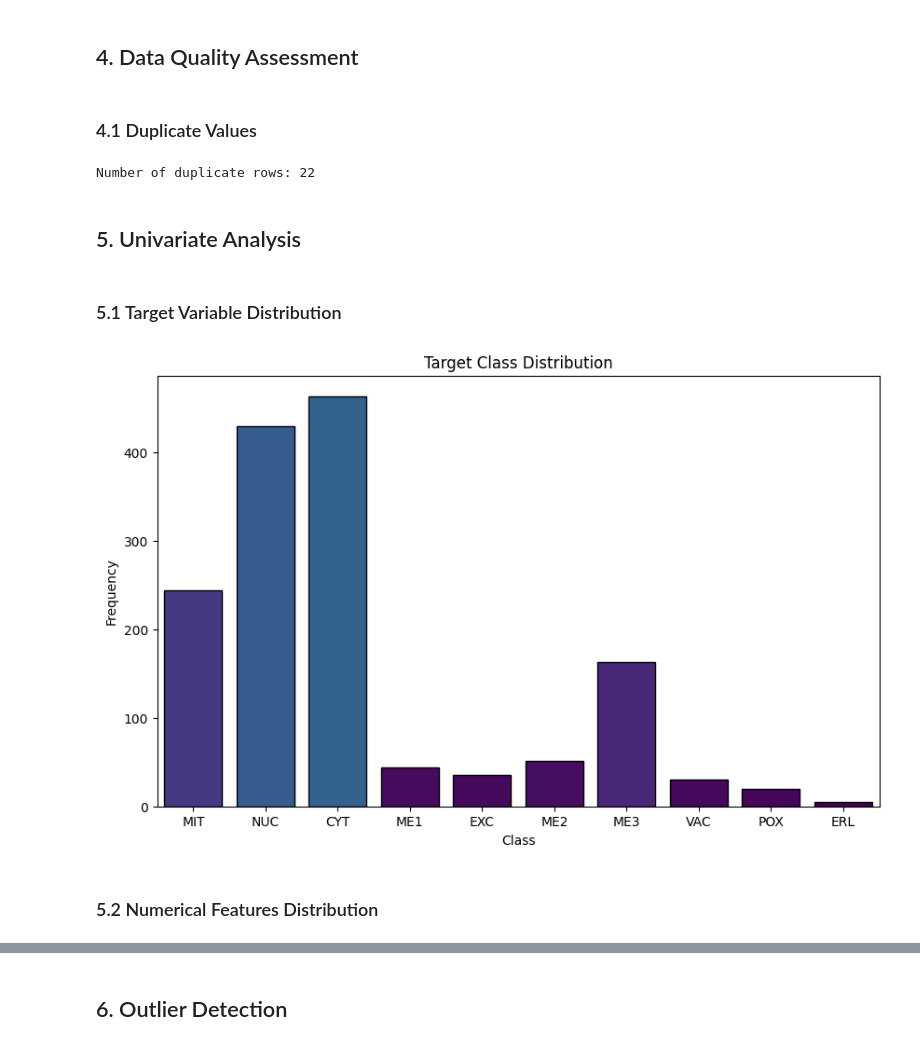
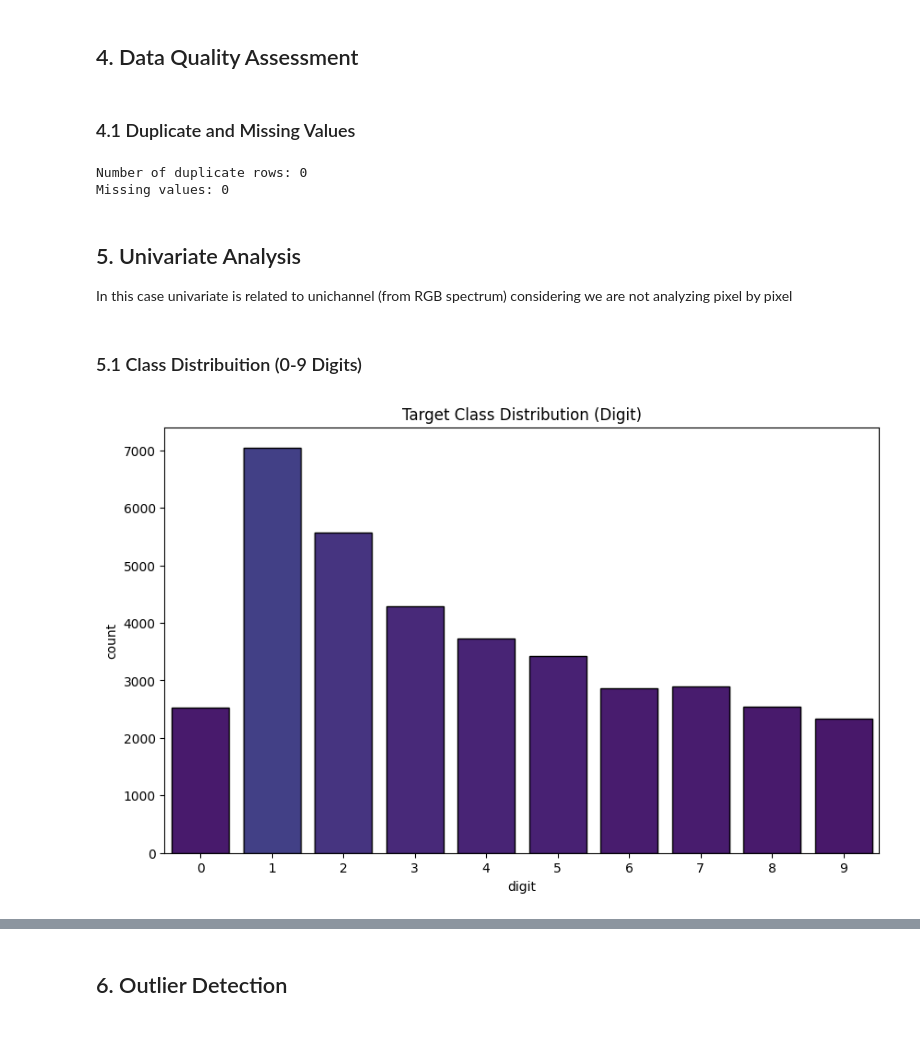
Before and after one commit to marquesgbr/SVHN_ML_project, a Jupyter notebook: 01_EDA.ipynb, the cells around one changed output, grey strips where cells are left out. Cells and saved outputs as stored; diff of their text form; code cells hidden in the pictures.

Commit message:
feat: add key steps for image processing analysis

```diff
--- a/01_EDA.ipynb
+++ b/01_EDA.ipynb
@@ -18,6 +16,5 @@ import seaborn as sns
+# %%
+# Load dataset from SVHN_train.csv
+data = pd.read_csv('SVHN_train.csv')
 # %% [markdown]
 ## 3. Dataset Overview
-# %%
-# Display first few rows
-data = pd.read_csv()
-data.head()
@@ -70,33 +55,35 @@ data.describe()
 # %% [markdown]
 ## 4. Data Quality Assessment
 # %% [markdown]
-### 4.1 Duplicate Values
+### 4.1 Duplicate and Missing Values
 # %%
 # Check for duplicates
 print(f"Number of duplicate rows: {data.duplicated().sum()}")
+
+# Check for missing values
+print("Missing values:", data.isnull().sum().sum())
 # %% [output]
-Number of duplicate rows: 22
+Number of duplicate rows: 0
+Missing values: 0
-# %% [markdown]
-## 5. Univariate Analysis
-# %% [markdown]
-### 5.1 Target Variable Distribution
+# %% [markdown]
+## 5. Univariate Analysis
+
+In this case univariate is related to unichannel (from RGB spectrum) considering we are not analyzing pixel by pixel
+# %% [markdown]
+### 5.1 Class Distribuition (0-9 Digits)
 # %%
 # Analyze target variable distribution
 plt.figure(figsize=(10,6))
 sns.countplot(data=data, x=data.columns[-1])
 # Gradient color for bars according to frequency
 # Possible colormaps: viridis, plasma, inferno, magma, cividis
 for i, patch in enumerate(plt.gca().patches):
     height = patch.get_height()
     patch.set_facecolor(plt.cm.viridis(height / data.shape[0]))
     patch.set_edgecolor('black')
     patch.set_linewidth(1)
 
-plt.title('Target Class Distribution')
-plt.xlabel('Class')
-plt.ylabel('Frequency')
+plt.title('Target Class Distribution (Digit)')
 plt.show()
 # %% [output]
-[figure, old version]
+[figure, new version]
-# %% [markdown]
-### 5.2 Numerical Features Distribution
```
Also changed, not shown: parts of 21 cells of this notebook, 1 other file.
